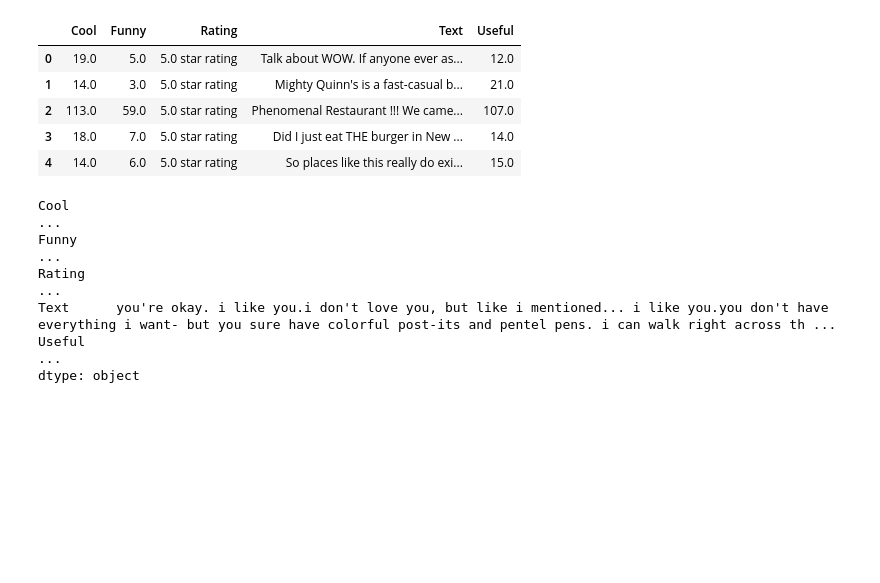
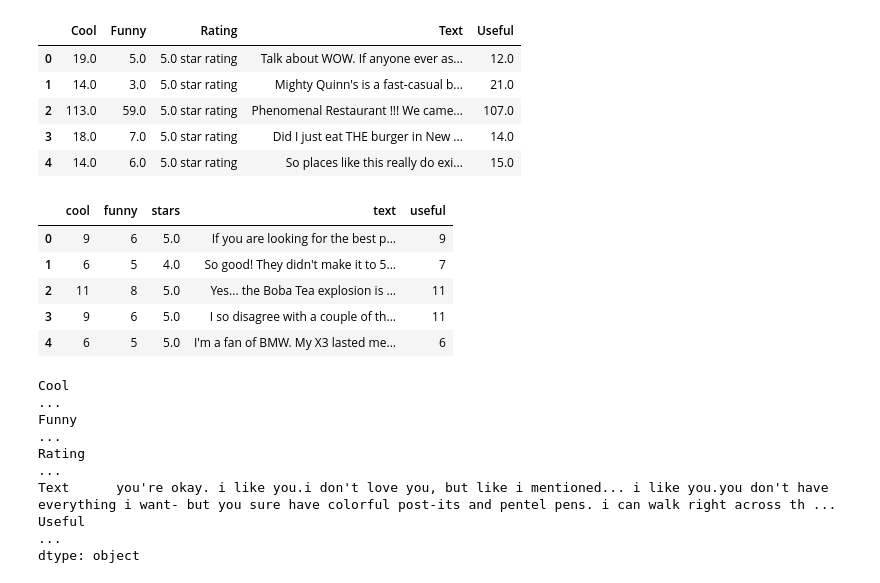
Before and after one commit to hiowatah/Yelp-Review-Generator, a Jupyter notebook: Webscraper/Initial EDA.ipynb, the cells around one changed output. Cells and saved outputs as stored; diff of their text form; code cells hidden in the pictures; blank space fills up the shorter version.

```diff
--- a/Webscraper/Initial EDA.ipynb
+++ b/Webscraper/Initial EDA.ipynb
@@ -16,6 +18,15 @@ df.head()
 | 2 | 113.0 | 59.0 | 5.0 star rating | Phenomenal Restaurant !!! We came... | 107.0 |
 | 3 | 18.0 | 7.0 | 5.0 star rating | Did I just eat THE burger in New ... | 14.0 |
 | 4 | 14.0 | 6.0 | 5.0 star rating | So places like this really do exi... | 15.0 |
+# %%
+df2.head()
+# %% [output]
+|  | cool | funny | stars | text | useful |
+| 0 | 9 | 6 | 5.0 | If you are looking for the best p... | 9 |
+| 1 | 6 | 5 | 4.0 | So good! They didn't make it to 5... | 7 |
+| 2 | 11 | 8 | 5.0 | Yes... the Boba Tea explosion is ... | 11 |
+| 3 | 9 | 6 | 5.0 | I so disagree with a couple of th... | 11 |
+| 4 | 6 | 5 | 5.0 | I'm a fan of BMW. My X3 lasted me... | 6 |
 # %%
 df.max()
 # %% [output]
```
Also changed, not shown: parts of 14 cells of this notebook, 4 other files.
